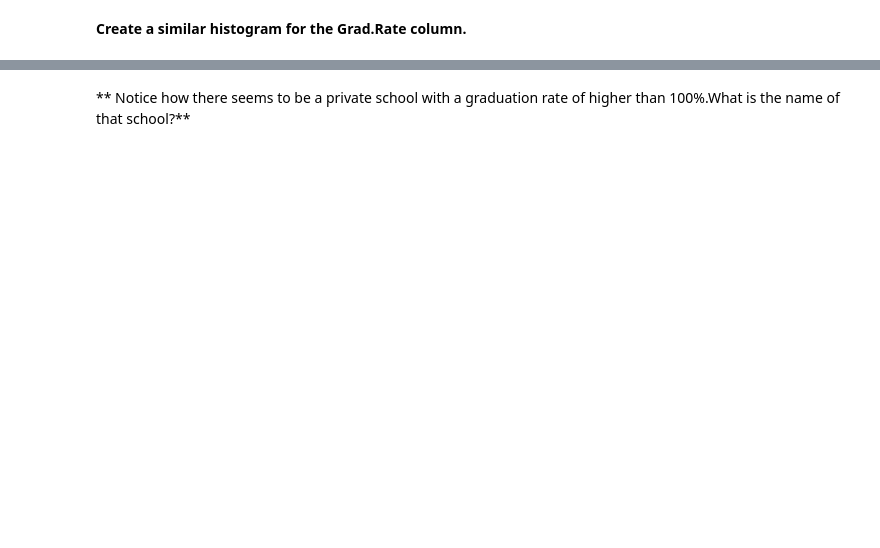
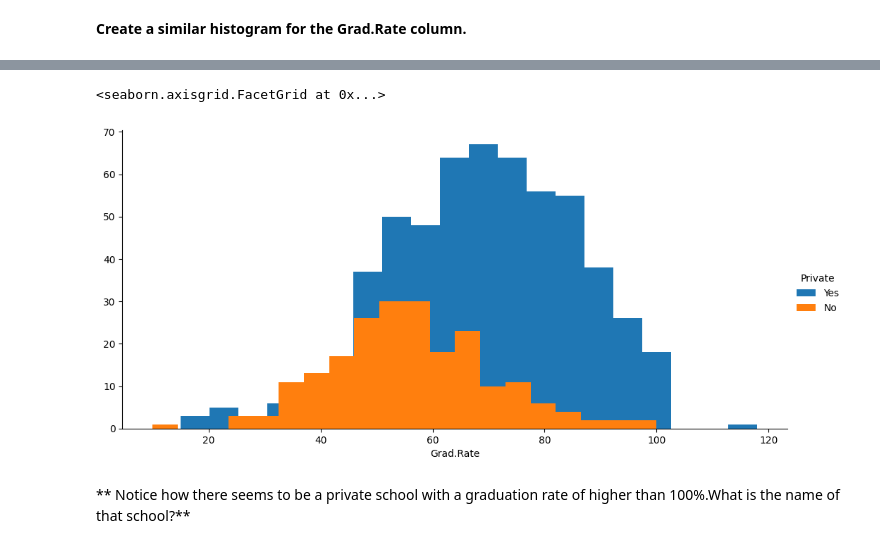
Before and after one commit to Shlok-21/MyLearningNotebooks, a Jupyter notebook: 05 - K maens Clustering.ipynb, the cells around one changed output, grey strips where cells are left out. Cells and saved outputs as stored; diff of their text form; code cells hidden in the pictures; blank space fills up the shorter version.

```diff
--- a/05 - K maens Clustering.ipynb
+++ b/05 - K maens Clustering.ipynb
@@ -113,2 +124,7 @@ It's time to create some data visualizations!
+# %%
+sns.FacetGrid(data = df,hue= 'Private', height = 5, aspect = 2).map(plt.hist, 'Grad.Rate', bins = 20).add_legend()
+# %% [output]
+<seaborn.axisgrid.FacetGrid at 0x...>
+[figure, added]
 # %% [markdown]
 ** Notice how there seems to be a private school with a graduation rate of higher than 100%.What is the name of that school?**
```
Also changed, not shown: parts of 37 cells of this notebook.
